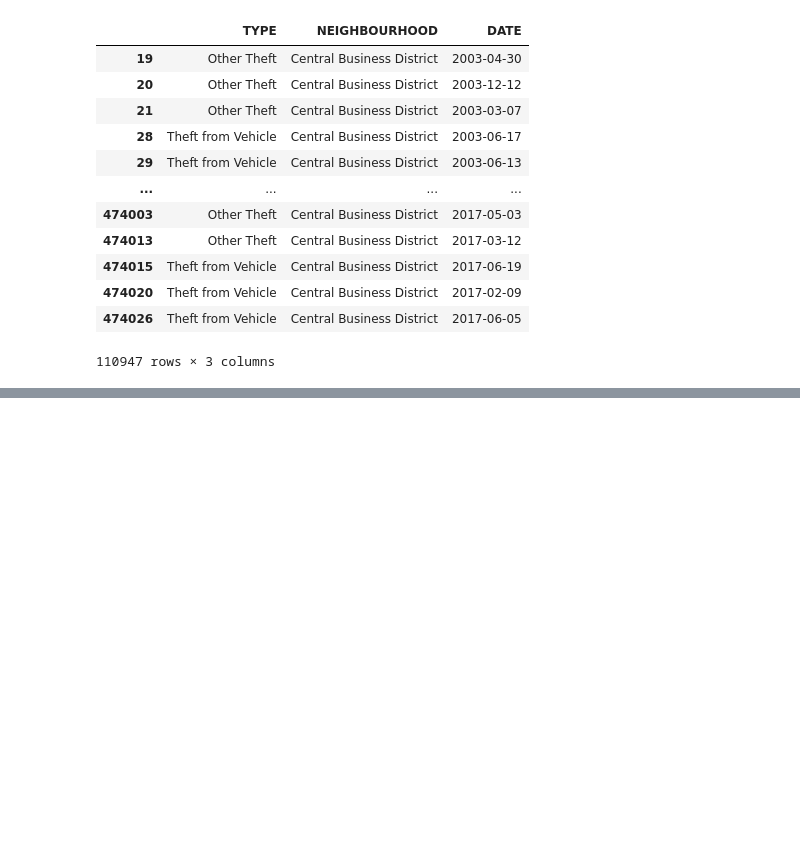
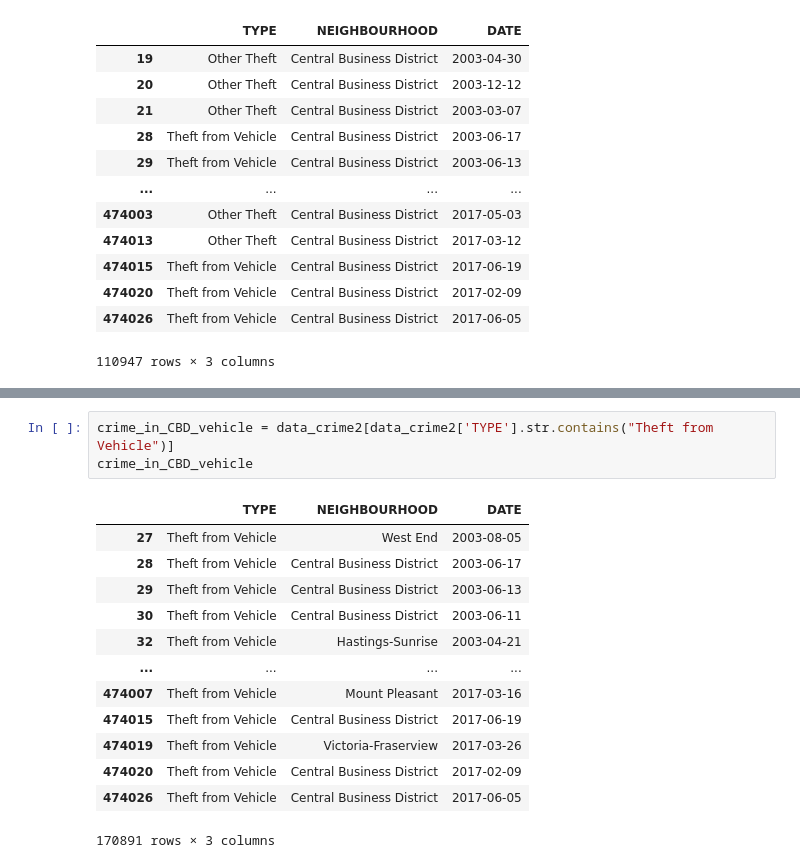
Before and after one commit to khairul190/Crime-analysis, a Jupyter notebook: data_crime.ipynb, the cells around one changed output, grey strips where cells are left out. Drawn from its saved outputs; the diff is of its cells as text; blank space fills up the shorter version.

```diff
--- a/data_crime.ipynb
+++ b/data_crime.ipynb
@@ -146,0 +149,17 @@ Text(0.5, 1.0, 'Number of Crime in CBD')
+# %%
+crime_in_CBD_vehicle = data_crime2[data_crime2['TYPE'].str.contains("Theft from Vehicle")]
+crime_in_CBD_vehicle
+# %% [output]
+|  | TYPE | NEIGHBOURHOOD | DATE |
+| 27 | Theft from Vehicle | West End | 2003-08-05 |
+| 28 | Theft from Vehicle | Central Business District | 2003-06-17 |
+| 29 | Theft from Vehicle | Central Business District | 2003-06-13 |
+| 30 | Theft from Vehicle | Central Business District | 2003-06-11 |
+| 32 | Theft from Vehicle | Hastings-Sunrise | 2003-04-21 |
+| ... | ... | ... | ... |
+| 474007 | Theft from Vehicle | Mount Pleasant | 2017-03-16 |
+| 474015 | Theft from Vehicle | Central Business District | 2017-06-19 |
+| 474019 | Theft from Vehicle | Victoria-Fraserview | 2017-03-26 |
+| 474020 | Theft from Vehicle | Central Business District | 2017-02-09 |
+| 474026 | Theft from Vehicle | Central Business District | 2017-06-05 |
+170891 rows × 3 columns
```
Also changed, not shown: parts of 6 cells of this notebook.
